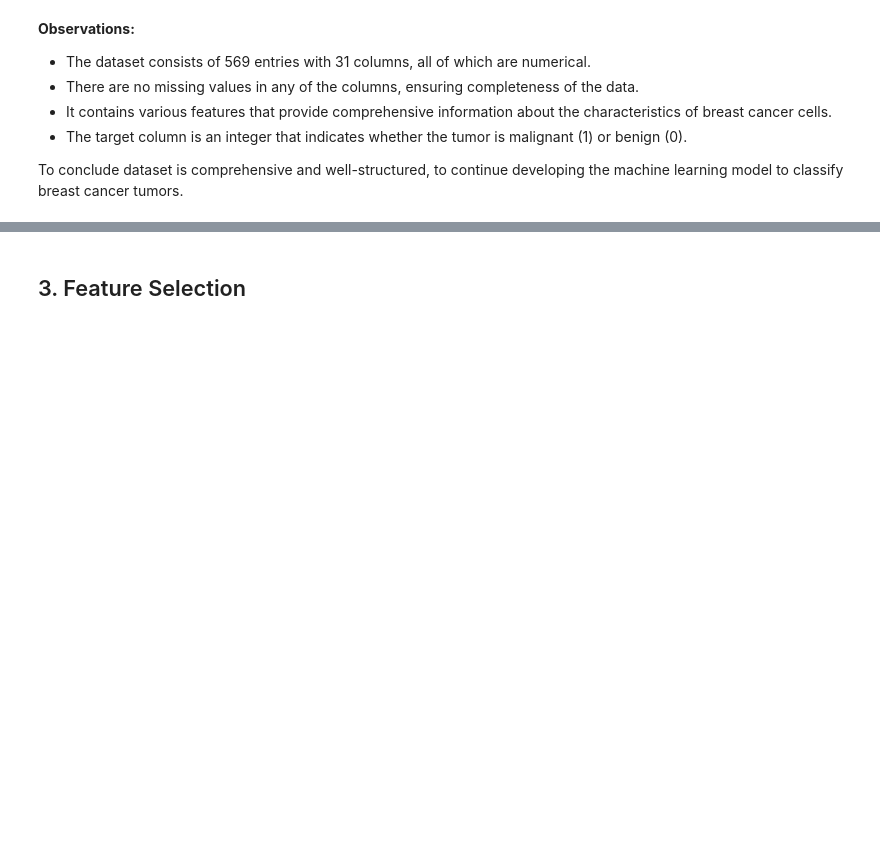
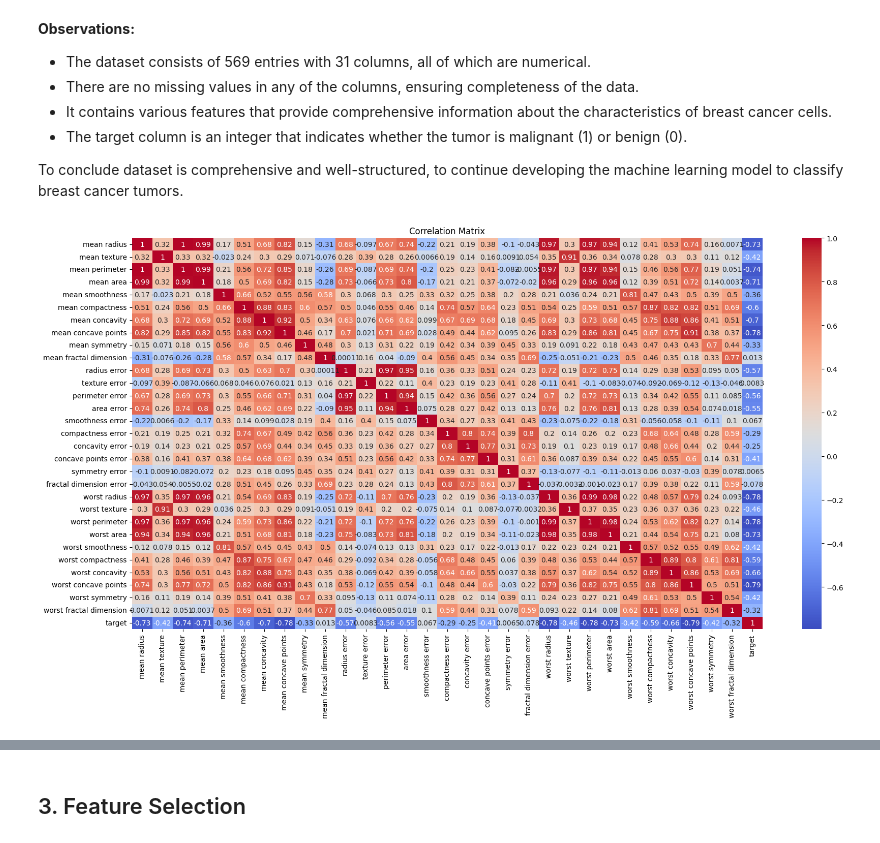
Before and after one commit to adripenaranda/breast_cancer_data_analysis_streamlit_app, a Jupyter notebook: breast_cancer_analysis.ipynb, the cells around one changed output, grey strips where cells are left out. Drawn from its saved outputs; the diff is of its cells as text; code cells hidden in the pictures; blank space fills up the shorter version.

```diff
--- a/breast_cancer_analysis.ipynb
+++ b/breast_cancer_analysis.ipynb
@@ -71,3 +71,21 @@ Columns with NaN values:
 - The target column is an integer that indicates whether the tumor is malignant (1) or benign (0).
 
 To conclude dataset is comprehensive and well-structured, to continue developing the machine learning model to classify breast cancer tumors.
+# %%
+# The dataset contains many features, and some of them might be irrelevant or redundant.
+# To improve the model's performance and efficiency, we need to perform feature selection.
+# This process involves dropping less important features and retaining the most relevant ones.
+# By doing this, we aim to enhance the model's accuracy and reduce overfitting.
+
+# Compute the Correlation Matrix
+import seaborn as sns
+import matplotlib.pyplot as plt
+
+corr_matrix = df.corr()
+
+plt.figure(figsize=(20, 10))
+sns.heatmap(corr_matrix, annot=True, cmap='coolwarm')
+plt.title('Correlation Matrix')
+plt.show()
+# %% [output]
+[figure, added]
```
Also changed, not shown: parts of 14 cells of this notebook, 5 other files.
